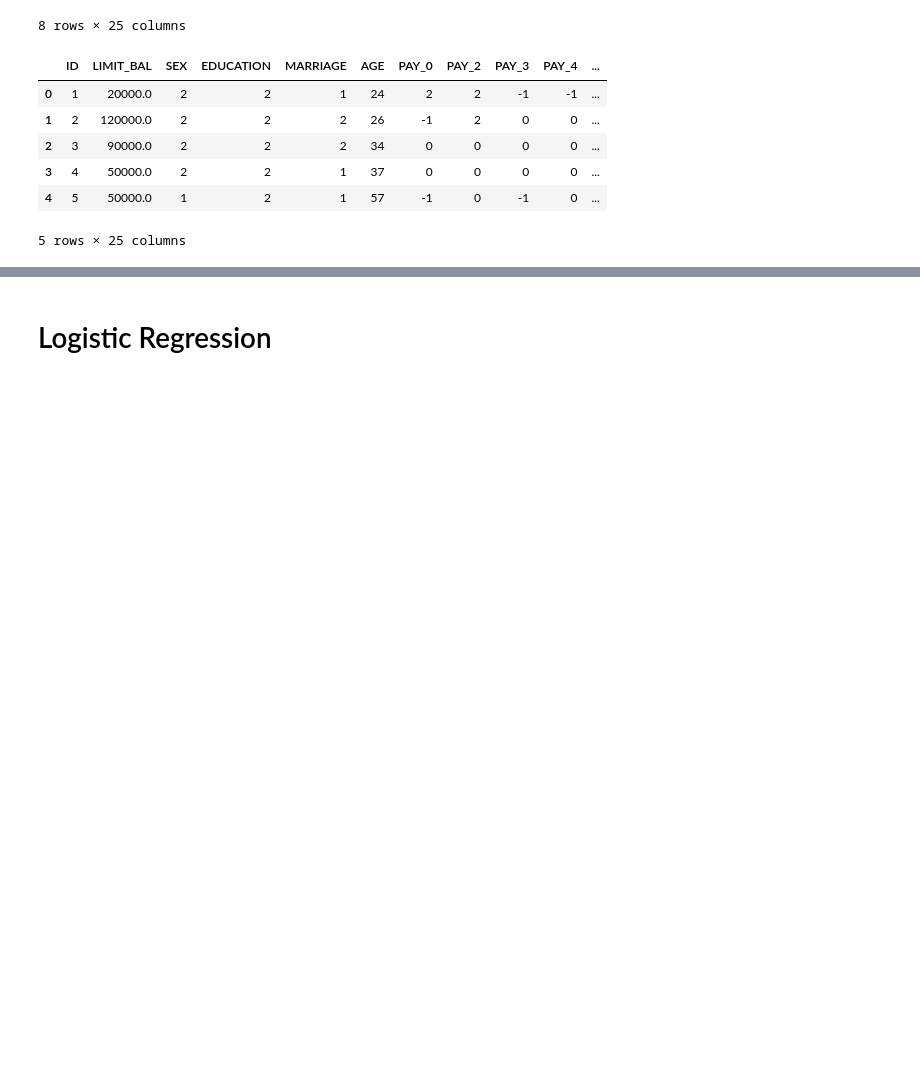
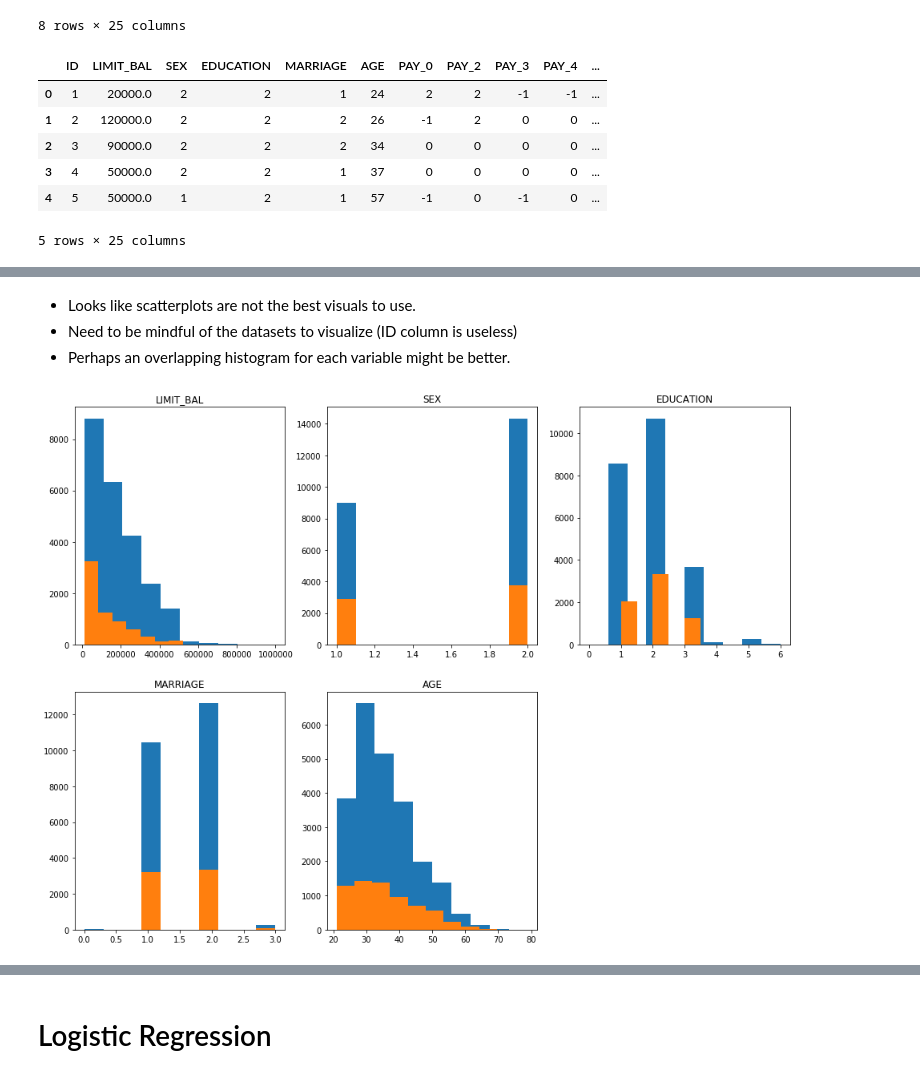
Before and after one commit to tjkim614/ml_mini_project, a Jupyter notebook: mini_project.ipynb, the cells around one changed output, grey strips where cells are left out. Saved outputs shown, nothing was run; the diff lists cells and outputs as text; code cells hidden in the pictures; blank space fills up the shorter version.

```diff
--- a/mini_project.ipynb
+++ b/mini_project.ipynb
@@ -79,0 +119,14 @@ data.head()
+# %% [markdown]
+- Looks like scatterplots are not the best visuals to use.
+- Need to be mindful of the datasets to visualize (ID column is useless)
+- Perhaps an overlapping histogram for each variable might be better.
+# %%
+fig1 = plt.figure(figsize=(16,12))
+
+for i in range(5):
+    ax = fig1.add_subplot(2,3,i+1)
+    plt.title(data.columns[i])
+    ax.hist(data.iloc[:,i].loc[data['DEFAULT'] == 0], label='Paid')
+    ax.hist(data.iloc[:,i].loc[data['DEFAULT'] == 1], label='Default')
+# %% [output]
+[figure, added]
```
Also changed, not shown: parts of 35 cells of this notebook.
